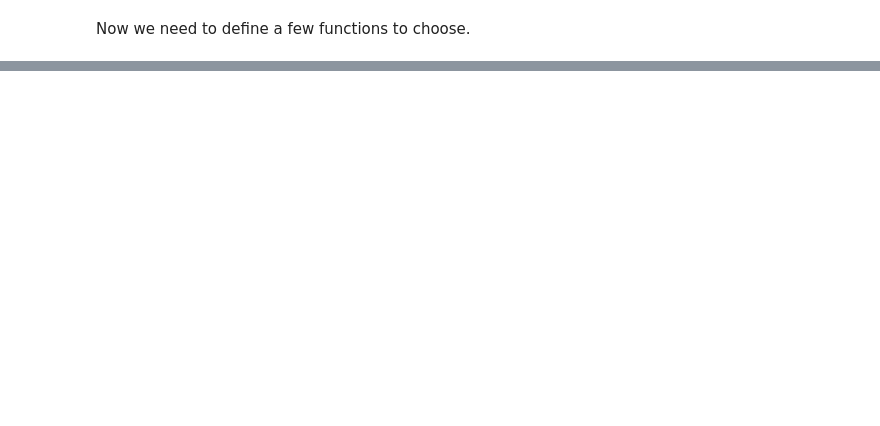
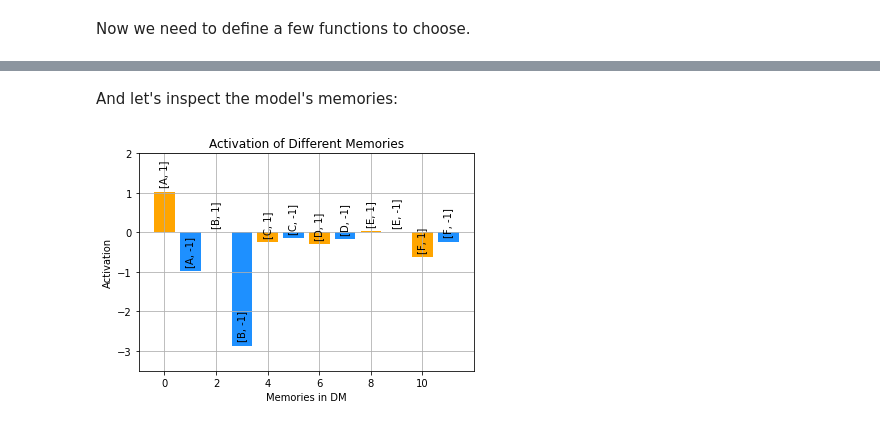
Before and after one commit to TheRealDrDre/CompCogNeuro, a Jupyter notebook: ACTR/declarative.ipynb, the cells around one changed output, grey strips where cells are left out. Saved outputs shown, nothing was run; the diff lists cells and outputs as text; code cells hidden in the pictures; blank space fills up the shorter version.

```diff
--- a/ACTR/declarative.ipynb
+++ b/ACTR/declarative.ipynb
@@ -8,5 +8,3 @@ from collections import deque
 import matplotlib.pyplot as plt
 import matplotlib.colors as colors
 import matplotlib.cm as cmx
-# %%
-dm = pau.Memory()
@@ -343,3 +417,29 @@ task.accuracies()
+# %% [markdown]
+And let's inspect the model's memories:
+# %%
+A = []
+fig, ax = plt.subplots(1, 1)
+labels=[]
+for action in "ABCDEF":
+    for reward in (1, -1):
+        labels.append("[%s, %d]" % (action, reward))
+        chunk = agent.memory.retrieve(action = action, reward = reward)
+        if chunk is not None:
+            A.append(chunk._base_activation)
+        else:
+            A.append(0)
+ax.bar(range(len(labels)), height=A, color=["orange", "dodgerblue"]*6)
+ax.set_title("Activation of Different Memories")
+ax.set_ylabel("Activation")
+ax.set_xlabel("Memories in DM")
+ax.set_ylim(-3.5, 2)
+
+for i in range(len(labels)):
+    ax.text(i, A[i] + 0.1, labels[i], ha="center", va="bottom", rotation="vertical")
+plt.grid()
+plt.savefig("figures/pss_memory_activation.png")
+# %% [output]
+[figure, added]
 # %%
 results = {}
 for n in range(1, 11):
```
Also changed, not shown: parts of 19 cells of this notebook, 2 other files.
